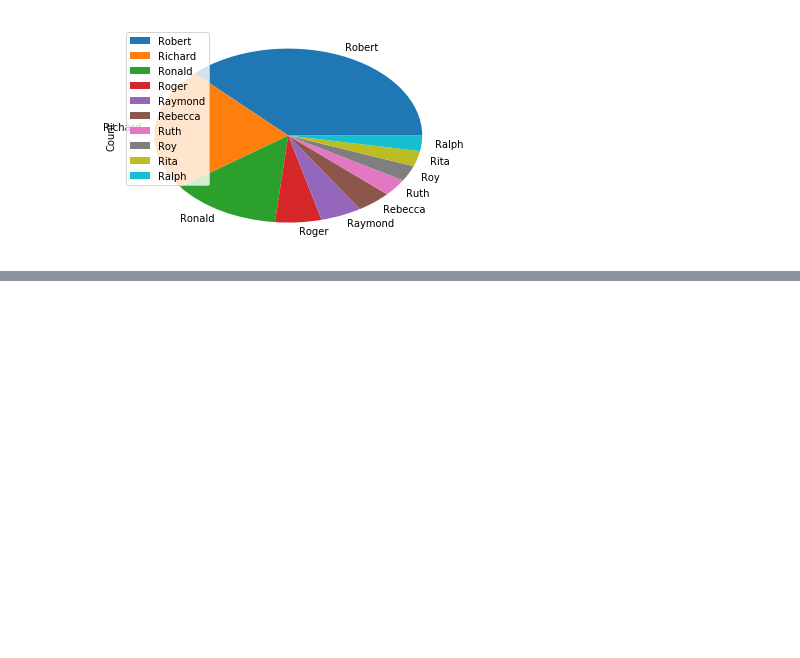
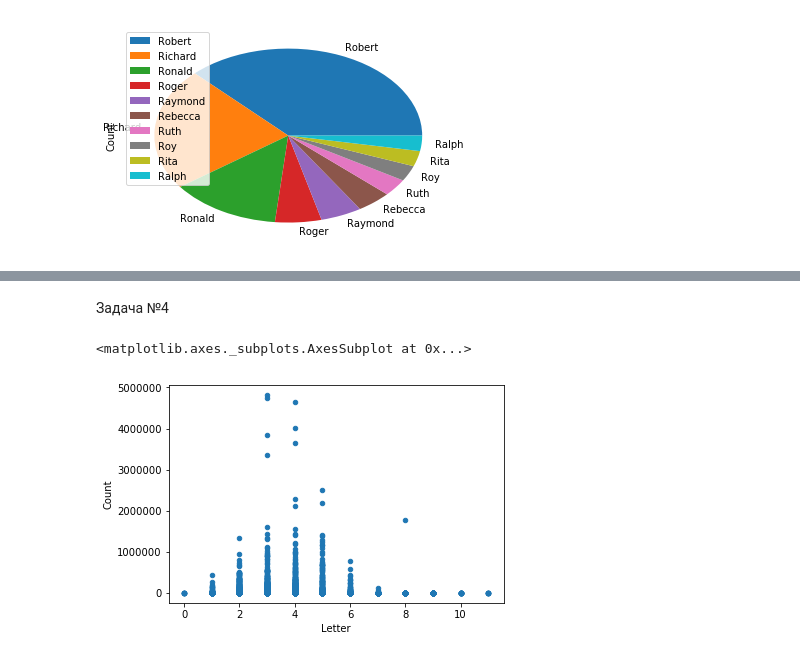
Before and after one commit to ZanderGhost/HomeWork4.2, a Jupyter notebook: HomeWork4.2.ipynb, the cells around one changed output, grey strips where cells are left out. Saved outputs shown, nothing was run; the diff lists cells and outputs as text; code cells hidden in the pictures; blank space fills up the shorter version.

```diff
--- a/HomeWork4.2.ipynb
+++ b/HomeWork4.2.ipynb
@@ -8,6 +10,6 @@ import matplotlib.pyplot as plt
 %matplotlib inline
 # %%
-DATA_PATH = '/Users/Ghost/Work/HomeWork4.1/names/'
+DATA_PATH = '/home/ghost/Work/HomeWork4.1/names/'
 # %%
 def get_names_all(start_year, end_year, step):
     names_by_year = {}
@@ -68,0 +54,11 @@ pandas.core.series.Series
+# %% [markdown]
+Задача №4
+# %%
+names = names_all.groupby(by='Name', as_index=False).sum()
+# %%
+names.insert(2, 'Letter', [len(re.sub(r'[aeiouAEIOU]', '', item)) for item in names.Name])
+# %%
+names.plot.scatter(x='Letter', y='Count')
+# %% [output]
+<matplotlib.axes._subplots.AxesSubplot at 0x...>
+[figure, added]
```
Also changed, not shown: parts of 11 cells of this notebook.
